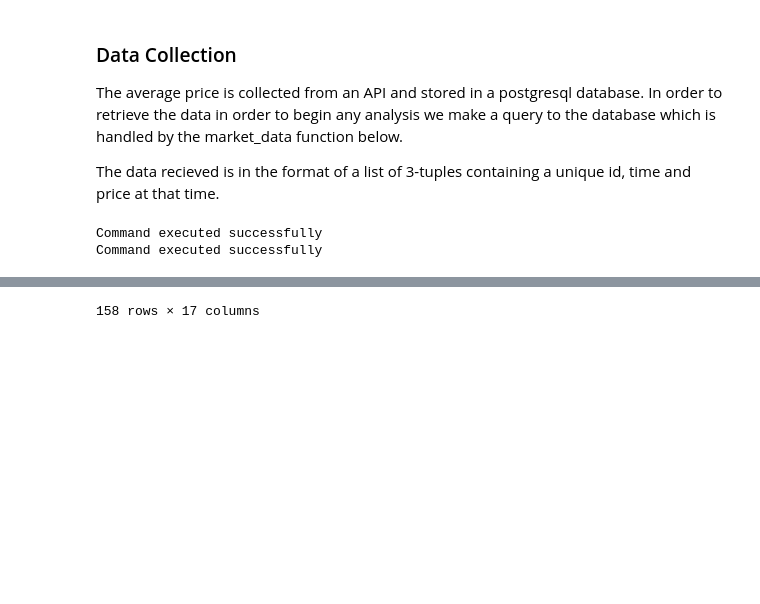
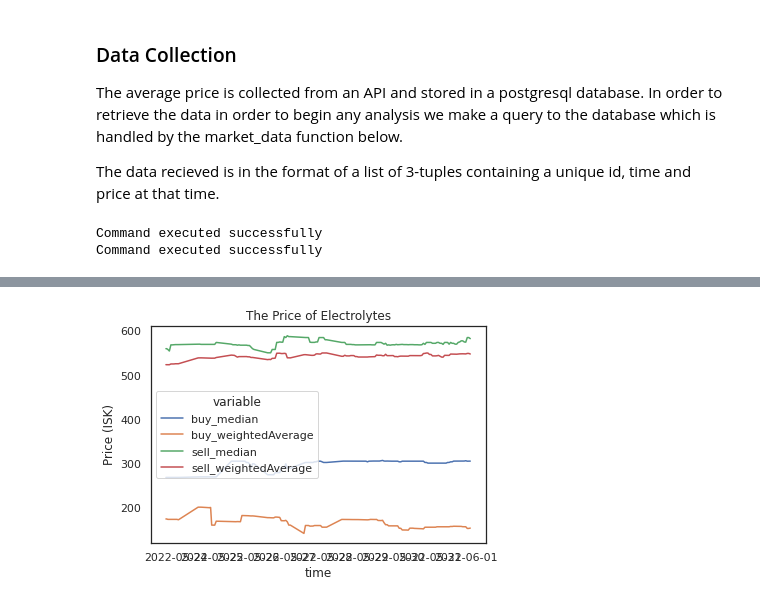
Before and after one commit to defunSM/Data-Science-Portfolio, a Jupyter notebook: Eve_Online_PI_Price_Forecaster/notebooks/PI_Price_EDA.ipynb, the cells around one changed output, grey strips where cells are left out. Saved outputs shown, nothing was run; the diff lists cells and outputs as text; code cells hidden in the pictures; blank space fills up the shorter version.

```diff
--- a/Eve_Online_PI_Price_Forecaster/notebooks/PI_Price_EDA.ipynb
+++ b/Eve_Online_PI_Price_Forecaster/notebooks/PI_Price_EDA.ipynb
@@ -122,6 +130,7 @@ def create_item_plot(raw_material_name: str):
 # %%
 #market_data("Silicon", "0", order_type="sell")
-create_item_dataframe("Silicon", "0")
+#create_item_dataframe("Silicon", "0")
+create_item_plot("Electrolytes")
 # %% [output]
 Command executed successfully
 Command executed successfully
@@ -140 +137 @@ Command executed successfully
-158 rows × 17 columns
+[figure, added]
```
Also changed, not shown: parts of 6 cells of this notebook.
